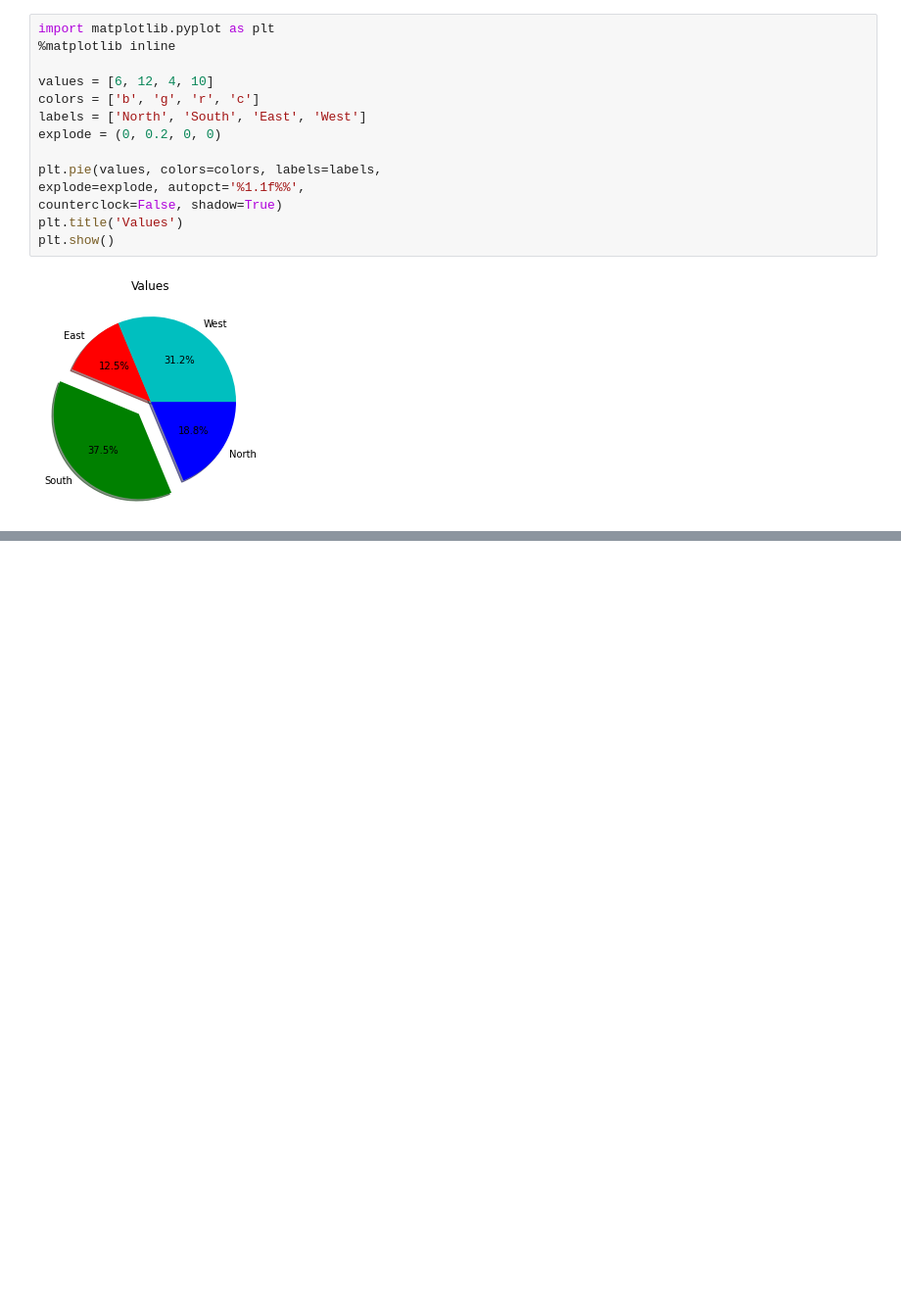
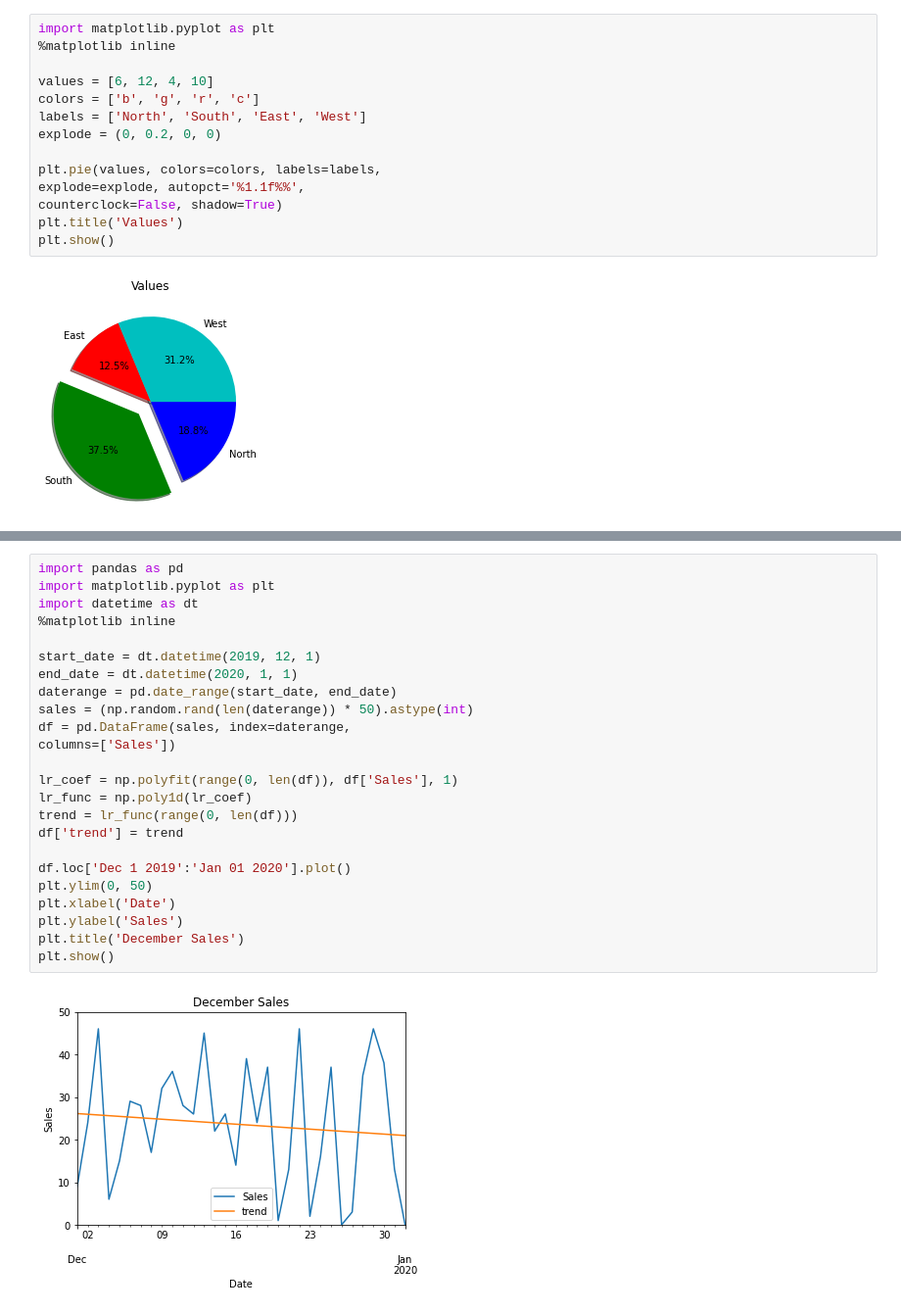
Before and after one commit to dbach787/Python, a Jupyter notebook: Data_Science_with_Python.ipynb, the cells around one changed output, grey strips where cells are left out. Shown at 98% size. Cells and saved outputs as stored; diff of their text form; blank space fills up the shorter version.

```diff
--- a/Data_Science_with_Python.ipynb
+++ b/Data_Science_with_Python.ipynb
@@ -91,0 +130,26 @@ plt.show()
+# %%
+import pandas as pd
+import matplotlib.pyplot as plt
+import datetime as dt
+%matplotlib inline
+
+start_date = dt.datetime(2019, 12, 1)
+end_date = dt.datetime(2020, 1, 1)
+daterange = pd.date_range(start_date, end_date)
+sales = (np.random.rand(len(daterange)) * 50).astype(int)
+df = pd.DataFrame(sales, index=daterange,
+columns=['Sales'])
+
+lr_coef = np.polyfit(range(0, len(df)), df['Sales'], 1)
+lr_func = np.poly1d(lr_coef)
+trend = lr_func(range(0, len(df)))
+df['trend'] = trend
+
+df.loc['Dec 1 2019':'Jan 01 2020'].plot()
+plt.ylim(0, 50)
+plt.xlabel('Date')
+plt.ylabel('Sales')
+plt.title('December Sales')
+plt.show()
+# %% [output]
+[figure, added]
```
Also changed, not shown: parts of 4 cells of this notebook.
